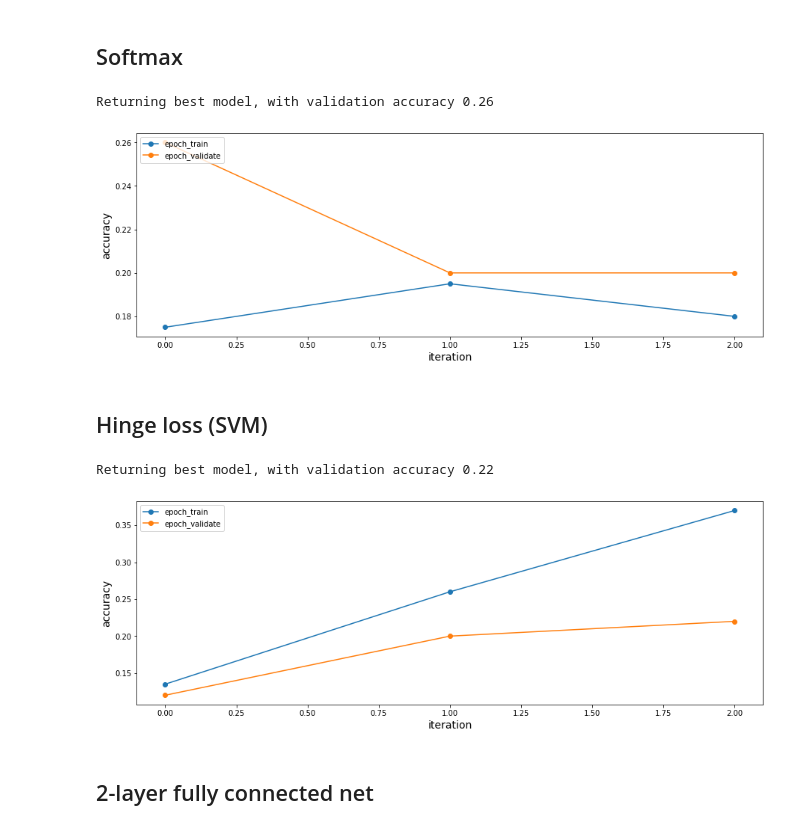
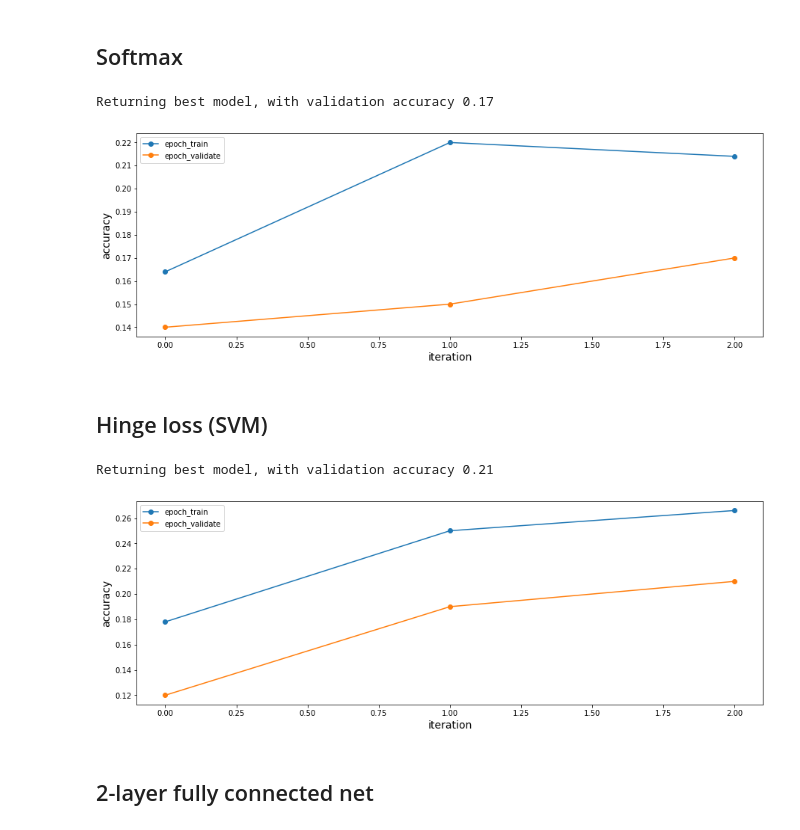
Before and after one commit to etrieschman/tree-finder, a Jupyter notebook: notebooks/preprocess_images.ipynb, the cells around one changed output. Saved outputs shown, nothing was run; the diff lists cells and outputs as text; code cells hidden in the pictures.

```diff
--- a/notebooks/preprocess_images.ipynb
+++ b/notebooks/preprocess_images.ipynb
@@ -82,7 +70,7 @@ set_plt_settings()
 This includes augmenting my dataset
 # %%
 # define transformations
-transforms = define_transforms(scale_up=1024, crop=1024, scale_out=IMAGE_DIM, mean=MEAN, std=STD)
+transforms = define_transforms(scale_up=1024, crop=1024, scale_out=IMAGE_DIM, mean=MEAN, std=STD, mirror=True, randomcrop=True)
 # create dataset by concatenating all transformations
 treeds = []
 for t in transforms:
@@ -181,8 +172,8 @@ filtered dataset: TBD
 # %%
 # define small loader for testing
-small_data_train_size = 200
-small_data_validate_size = 50
-small_batch_size = 20
+small_data_train_size = 500
+small_data_validate_size = 100
+small_batch_size = 25
 small_loaders = {}
 small_loaders['train'] = DataLoader(treeds, batch_size=small_batch_size,
                            sampler=sampler.SubsetRandomSampler(np.random.randint(0, len(treeds), small_data_train_size)))
@@ -195,6 +186,9 @@ loaders = small_loaders
 sizes = small_ds_sizes
 # loaders = dataloaders
 # sizes = ds_sizes
+
+# define num epochs
+num_epochs = 3
 # %% [markdown]
 ### Random guessing
 # %%
@@ -211,16 +205,16 @@ model_sm = nn.Sequential(
     nn.Linear(IMAGE_DIM*IMAGE_DIM*3, len(class_names)),
     nn.Softmax(dim=1)
     ).to(device)
-optimizer_sm = optim.Adam(model_sm.parameters(), lr=0.001, betas=(0.9, 0.99))
+optimizer_sm = optim.SGD(model_sm.parameters(), lr=0.001, momentum=0.9, nesterov=True)
 schedlr_sm = lr_scheduler.StepLR(optimizer_sm, step_size=2, gamma=0.1) # lr decay
 criterion_sm = nn.NLLLoss()
 # %%
 acc_history_sm = train_model(model_sm, criterion_sm, optimizer_sm, schedlr_sm,
-                             loaders, sizes, device, 3)
+                             loaders, sizes, device, num_epochs)
 plot_accs({key: acc_history_sm[key] for key in ['epoch_train', 'epoch_validate']})
 # %% [output]
-Returning best model, with validation accuracy 0.26
+Returning best model, with validation accuracy 0.17
-[figure, old version]
+[figure, new version]
 # %% [markdown]
 ## Hinge loss (SVM)
 # %%
@@ -233,11 +227,11 @@ schedlr_mh = lr_scheduler.StepLR(optimizer_mh, step_size=2, gamma=0.1) # lr deca
 criterion_mh = nn.MultiMarginLoss()
 # %%
 acc_history_mh = train_model(model_mh, criterion_mh, optimizer_mh, schedlr_mh,
-                                     loaders, sizes, device, 3)
+                                     loaders, sizes, device, num_epochs)
 plot_accs({key: acc_history_mh[key] for key in ['epoch_train', 'epoch_validate']})
 # %% [output]
-Returning best model, with validation accuracy 0.22
+Returning best model, with validation accuracy 0.21
-[figure, old version]
+[figure, new version]
 # %% [markdown]
 ## 2-layer fully connected net
 # %%
```
Also changed, not shown: parts of 22 cells of this notebook, 4 other files.
